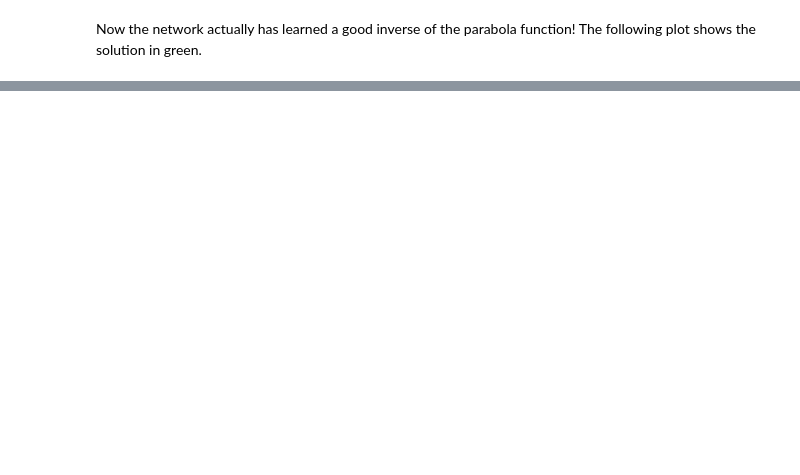
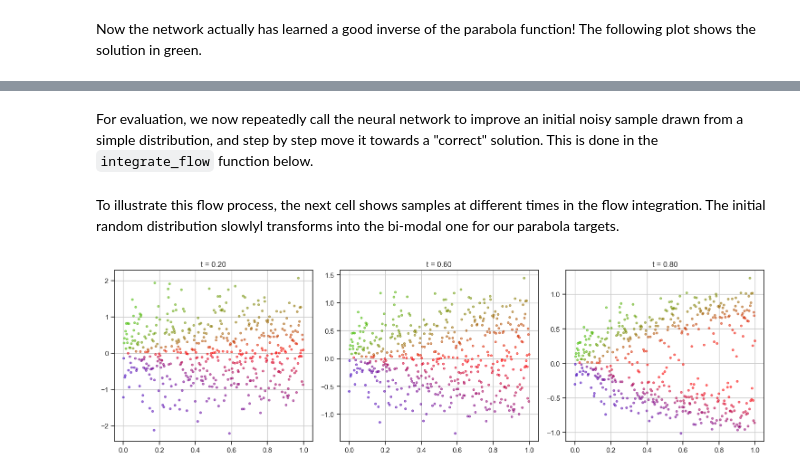
Before and after one commit to tum-pbs/pbdl-book, a Jupyter notebook: intro-teaser.ipynb, the cells around one changed output, grey strips where cells are left out. Drawn from its saved outputs; the diff is of its cells as text; code cells hidden in the pictures; blank space fills up the shorter version.

```diff
--- a/intro-teaser.ipynb
+++ b/intro-teaser.ipynb
@@ -200,0 +294,66 @@ For the simple DP example above:
+# %% [markdown]
+For evaluation,  we now repeatedly call the neural network to improve an initial noisy  sample drawn from a simple distribution, and step by step move it towards a "correct" solution. This is done in the `integrate_flow` function below.
+# %%
+
+def integrate_flow(nn, x0, t_span=(0.0, 1.0), n_steps=100):
+    trajectory = []
+    t = torch.linspace(t_span[0], t_span[1], n_steps).to(x0.device)
+    dt = 1./n_steps
+    x_in = x0
+    for i in range(n_steps):
+        x0 = x0 + dt * nn(x0, torch.tensor([i/n_steps]).expand(x0.shape[0], 1) )
+        x0[:,0] = x_in[:,0] # condition on original x position
+        trajectory.append(x0)
+    return trajectory, t
+
+# Generate samples along x, then randomize along y
+n_gen = 500
+x_in = torch.linspace(0.,1., n_gen).to(device)
+y_in = torch.randn(n_gen).to(device) * 0.95
+x0_gen = torch.stack([x_in,y_in],axis=-1)
+trajectory, time_points = integrate_flow(nn_fm, x0_gen)
+# %% [markdown]
+To illustrate this flow process, the next cell shows samples at different times in the flow integration. The initial random distribution slowlyl transforms into the bi-modal one for our parabola targets.
+# %%
+import seaborn as sns
+sns.set_theme(style="ticks", palette="pastel")
+
+def get_angle_colors(positions):
+    angles = np.arctan2(positions[:, 1], positions[:, 0])
+    angles_deg = (np.degrees(angles) + 360) % 360
+    colors = np.zeros((len(positions), 3))
+    for i, angle in enumerate(angles_deg):
+        segment = int(angle / 120)
+        local_angle = angle - segment * 120
+        if segment == 0:    # 0 degrees to 120 degrees (R->G)
+            colors[i] = [1 - local_angle/120, local_angle/120, 0]
+        elif segment == 1:  # 120 degrees to 240 degrees (G->B)
+            colors[i] = [0, 1 - local_angle/120, local_angle/120]
+        else:               # 240 degrees to 360° (B->R)
+            colors[i] = [local_angle/120, 0, 1 - local_angle/120]
+    return colors
+
+desired_times = [0.2, 0.6, 0.8,]
+time_np = time_points.detach().cpu().numpy()
+n_steps = len(time_np)
+indices = [np.argmin(np.abs(time_np - t_val)) for t_val in desired_times]
+
+fig, axes = plt.subplots(nrows=1, ncols=3, figsize=(15, 5))
+axes = axes.ravel()  # flatten the 2D array for easier indexing
+
+xx, yy = np.mgrid[0:1:100j, -1:1:100j]
+positions = np.vstack([xx.ravel(), yy.ravel()])
+
+for i, idx in enumerate(indices):
+    ax = axes[i]
+    x_t = trajectory[idx].detach().cpu().numpy()
+    if i == 0:
+        c = get_angle_colors(x_t)
+    ax.scatter(x_t[:, 0], x_t[:, 1], alpha=0.5, s=10, color=c)
+    ax.set_title(f"t = {time_np[idx]:.2f}")
+    ax.grid(True)
+
+plt.tight_layout(rect=[0, 0.03, 1, 0.95])
+plt.show()
+# %% [output]
+[figure, added]
```
Also changed, not shown: parts of 29 cells of this notebook, 4 other files.
